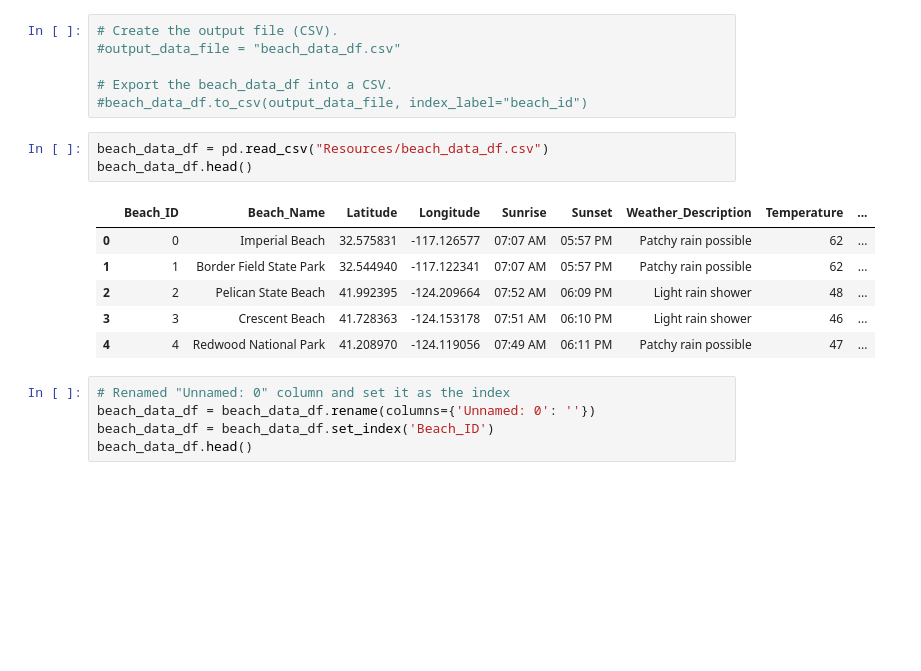
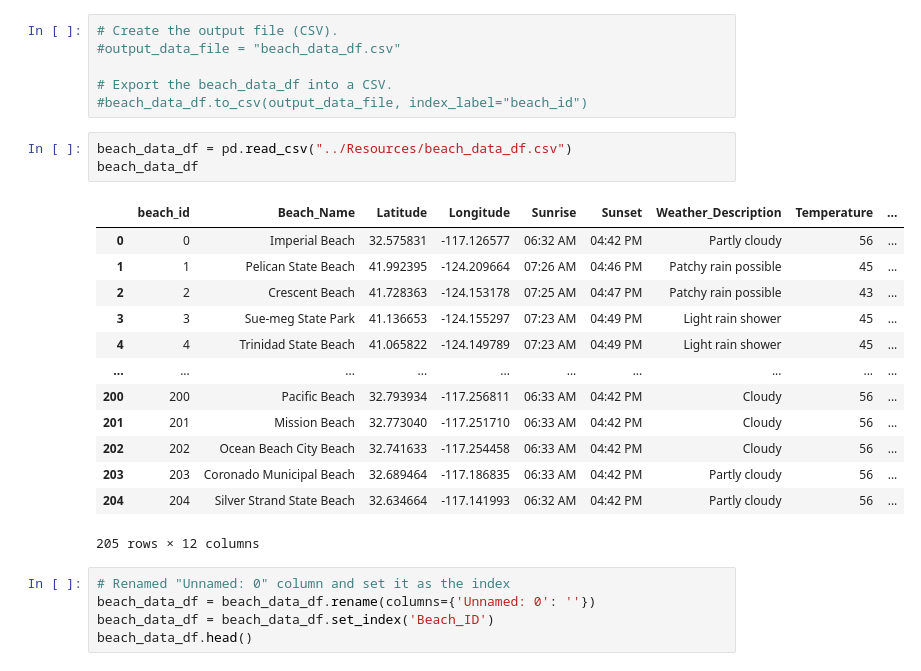
Before and after one commit to ckanchanda/Surf_Check, a Jupyter notebook: jupyter/Beaches_database.ipynb, the cells around one changed output. Cells and saved outputs as stored; diff of their text form; blank space fills up the shorter version.

```diff
--- a/jupyter/Beaches_database.ipynb
+++ b/jupyter/Beaches_database.ipynb
@@ -258,15 +260,22 @@ beach_data_df.tail(10)
 # Export the beach_data_df into a CSV.
 #beach_data_df.to_csv(output_data_file, index_label="beach_id")
 # %%
-beach_data_df = pd.read_csv("Resources/beach_data_df.csv")
-beach_data_df.head()
+beach_data_df = pd.read_csv("../Resources/beach_data_df.csv")
+beach_data_df
 # %% [output]
-|  | Beach_ID | Beach_Name | Latitude | Longitude | Sunrise | Sunset | Weather_Description | Temperature | ... |
-| 0 | 0 | Imperial Beach | 32.575831 | -117.126577 | 07:07 AM | 05:57 PM | Patchy rain possible | 62 | ... |
-| 1 | 1 | Border Field State Park | 32.544940 | -117.122341 | 07:07 AM | 05:57 PM | Patchy rain possible | 62 | ... |
-| 2 | 2 | Pelican State Beach | 41.992395 | -124.209664 | 07:52 AM | 06:09 PM | Light rain shower | 48 | ... |
-| 3 | 3 | Crescent Beach | 41.728363 | -124.153178 | 07:51 AM | 06:10 PM | Light rain shower | 46 | ... |
-| 4 | 4 | Redwood National Park | 41.208970 | -124.119056 | 07:49 AM | 06:11 PM | Patchy rain possible | 47 | ... |
+|  | beach_id | Beach_Name | Latitude | Longitude | Sunrise | Sunset | Weather_Description | Temperature | ... |
+| 0 | 0 | Imperial Beach | 32.575831 | -117.126577 | 06:32 AM | 04:42 PM | Partly cloudy | 56 | ... |
+| 1 | 1 | Pelican State Beach | 41.992395 | -124.209664 | 07:26 AM | 04:46 PM | Patchy rain possible | 45 | ... |
+| 2 | 2 | Crescent Beach | 41.728363 | -124.153178 | 07:25 AM | 04:47 PM | Patchy rain possible | 43 | ... |
+| 3 | 3 | Sue-meg State Park | 41.136653 | -124.155297 | 07:23 AM | 04:49 PM | Light rain shower | 45 | ... |
+| 4 | 4 | Trinidad State Beach | 41.065822 | -124.149789 | 07:23 AM | 04:49 PM | Light rain shower | 45 | ... |
+| ... | ... | ... | ... | ... | ... | ... | ... | ... | ... |
+| 200 | 200 | Pacific Beach | 32.793934 | -117.256811 | 06:33 AM | 04:42 PM | Cloudy | 56 | ... |
+| 201 | 201 | Mission Beach | 32.773040 | -117.251710 | 06:33 AM | 04:42 PM | Cloudy | 56 | ... |
+| 202 | 202 | Ocean Beach City Beach | 32.741633 | -117.254458 | 06:33 AM | 04:42 PM | Cloudy | 56 | ... |
+| 203 | 203 | Coronado Municipal Beach | 32.689464 | -117.186835 | 06:33 AM | 04:42 PM | Partly cloudy | 56 | ... |
+| 204 | 204 | Silver Strand State Beach | 32.634664 | -117.141993 | 06:32 AM | 04:42 PM | Partly cloudy | 56 | ... |
+205 rows × 12 columns
 # %%
 # Renamed "Unnamed: 0" column and set it as the index
 beach_data_df = beach_data_df.rename(columns={'Unnamed: 0': ''})
```
Also changed, not shown: parts of 5 cells of this notebook, 3 other files.
